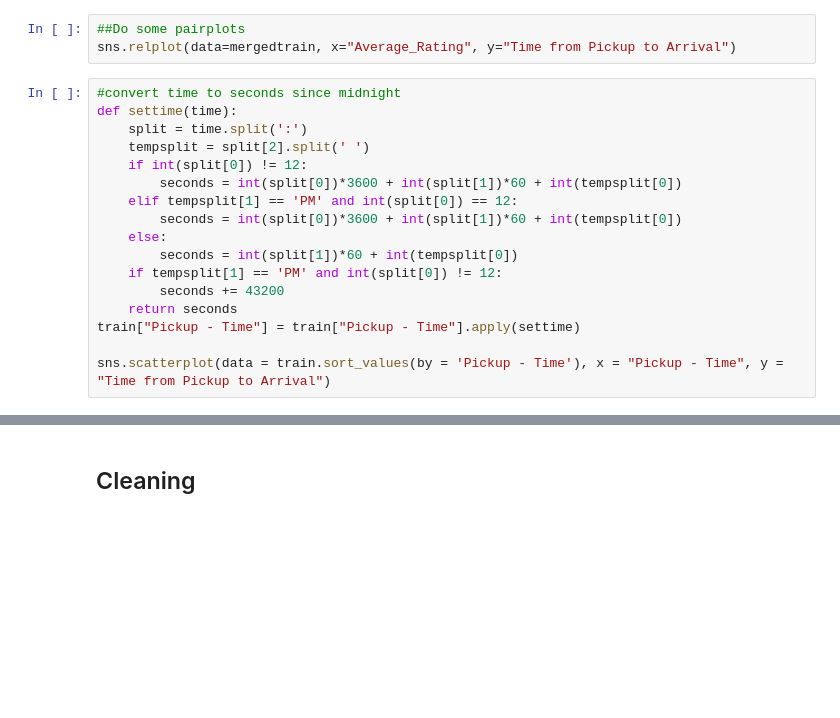
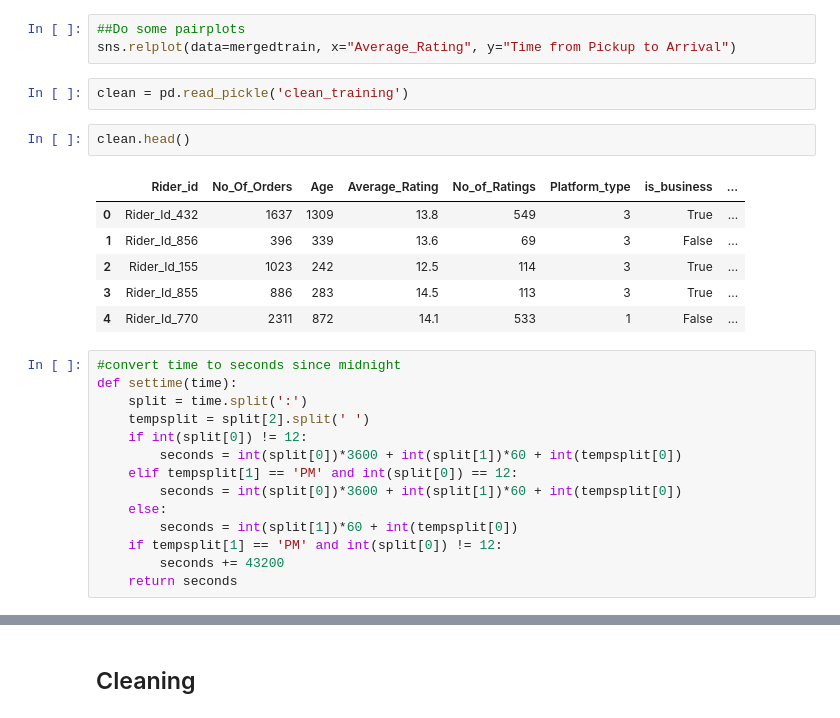
Before and after one commit to hughvd/sendy-logistics, a Jupyter notebook: preprocessing.ipynb, the cells around one changed output, grey strips where cells are left out. Drawn from its saved outputs; the diff is of its cells as text; blank space fills up the shorter version.

```diff
--- a/preprocessing.ipynb
+++ b/preprocessing.ipynb
@@ -103,6 +103,17 @@ sns.catplot(data=train, x="Personal or Business",y="Time from Pickup to Arrival"
 # %%
 ##Do some pairplots
 sns.relplot(data=mergedtrain, x="Average_Rating", y="Time from Pickup to Arrival")
+# %%
+clean = pd.read_pickle('clean_training')
+# %%
+clean.head()
+# %% [output]
+|  | Rider_id | No_Of_Orders | Age | Average_Rating | No_of_Ratings | Platform_type | is_business | ... |
+| 0 | Rider_Id_432 | 1637 | 1309 | 13.8 | 549 | 3 | True | ... |
+| 1 | Rider_Id_856 | 396 | 339 | 13.6 | 69 | 3 | False | ... |
+| 2 | Rider_Id_155 | 1023 | 242 | 12.5 | 114 | 3 | True | ... |
+| 3 | Rider_Id_855 | 886 | 283 | 14.5 | 113 | 3 | True | ... |
+| 4 | Rider_Id_770 | 2311 | 872 | 14.1 | 533 | 1 | False | ... |
 # %%
 #convert time to seconds since midnight
 def settime(time):
@@ -117,6 +128,3 @@ def settime(time):
     if tempsplit[1] == 'PM' and int(split[0]) != 12:
         seconds += 43200
     return seconds
-train["Pickup - Time"] = train["Pickup - Time"].apply(settime)
-
-sns.scatterplot(data = train.sort_values(by = 'Pickup - Time'), x = "Pickup - Time", y = "Time from Pickup to Arrival")
```
Also changed, not shown: parts of 1 cell of this notebook.
